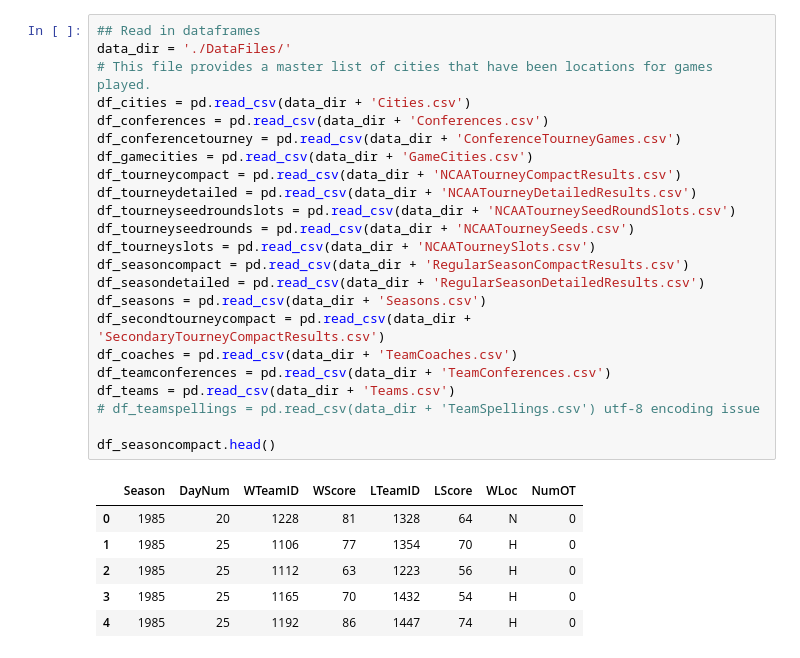
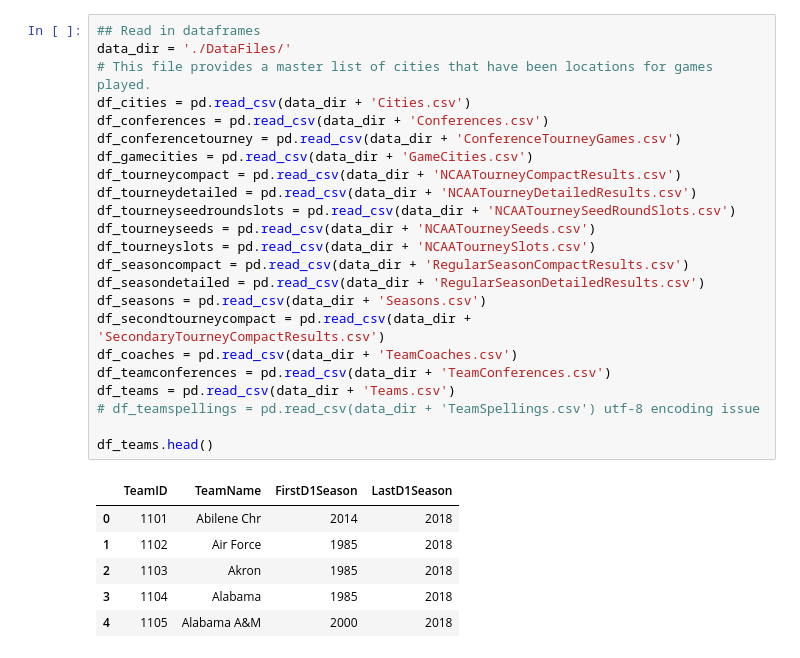
Before and after one commit to AksanBA/March_Madness, a Jupyter notebook: Historic_Prediction.ipynb, the cells around one changed output. Saved outputs shown, nothing was run; the diff lists cells and outputs as text.

```diff
--- a/Historic_Prediction.ipynb
+++ b/Historic_Prediction.ipynb
@@ -8,30 +21,30 @@ from sklearn.model_selection import GridSearchCV
 # %%
 ## Read in dataframes
 data_dir = './DataFiles/'
 # This file provides a master list of cities that have been locations for games played.
 df_cities = pd.read_csv(data_dir + 'Cities.csv')
 df_conferences = pd.read_csv(data_dir + 'Conferences.csv')
 df_conferencetourney = pd.read_csv(data_dir + 'ConferenceTourneyGames.csv')
 df_gamecities = pd.read_csv(data_dir + 'GameCities.csv')
 df_tourneycompact = pd.read_csv(data_dir + 'NCAATourneyCompactResults.csv')
 df_tourneydetailed = pd.read_csv(data_dir + 'NCAATourneyDetailedResults.csv')
 df_tourneyseedroundslots = pd.read_csv(data_dir + 'NCAATourneySeedRoundSlots.csv')
-df_tourneyseedrounds = pd.read_csv(data_dir + 'NCAATourneySeeds.csv')
+df_tourneyseeds = pd.read_csv(data_dir + 'NCAATourneySeeds.csv')
 df_tourneyslots = pd.read_csv(data_dir + 'NCAATourneySlots.csv')
 df_seasoncompact = pd.read_csv(data_dir + 'RegularSeasonCompactResults.csv')
 df_seasondetailed = pd.read_csv(data_dir + 'RegularSeasonDetailedResults.csv')
 df_seasons = pd.read_csv(data_dir + 'Seasons.csv')
 df_secondtourneycompact = pd.read_csv(data_dir + 'SecondaryTourneyCompactResults.csv')
 df_coaches = pd.read_csv(data_dir + 'TeamCoaches.csv')
 df_teamconferences = pd.read_csv(data_dir + 'TeamConferences.csv')
 df_teams = pd.read_csv(data_dir + 'Teams.csv')
 # df_teamspellings = pd.read_csv(data_dir + 'TeamSpellings.csv') utf-8 encoding issue
 
-df_seasoncompact.head()
+df_teams.head()
 # %% [output]
-|  | Season | DayNum | WTeamID | WScore | LTeamID | LScore | WLoc | NumOT |
-| 0 | 1985 | 20 | 1228 | 81 | 1328 | 64 | N | 0 |
-| 1 | 1985 | 25 | 1106 | 77 | 1354 | 70 | H | 0 |
-| 2 | 1985 | 25 | 1112 | 63 | 1223 | 56 | H | 0 |
-| 3 | 1985 | 25 | 1165 | 70 | 1432 | 54 | H | 0 |
-| 4 | 1985 | 25 | 1192 | 86 | 1447 | 74 | H | 0 |
+|  | TeamID | TeamName | FirstD1Season | LastD1Season |
+| 0 | 1101 | Abilene Chr | 2014 | 2018 |
+| 1 | 1102 | Air Force | 1985 | 2018 |
+| 2 | 1103 | Akron | 1985 | 2018 |
+| 3 | 1104 | Alabama | 1985 | 2018 |
+| 4 | 1105 | Alabama A&M | 2000 | 2018 |
```
Also changed, not shown: parts of 36 cells of this notebook, 5 other files.
